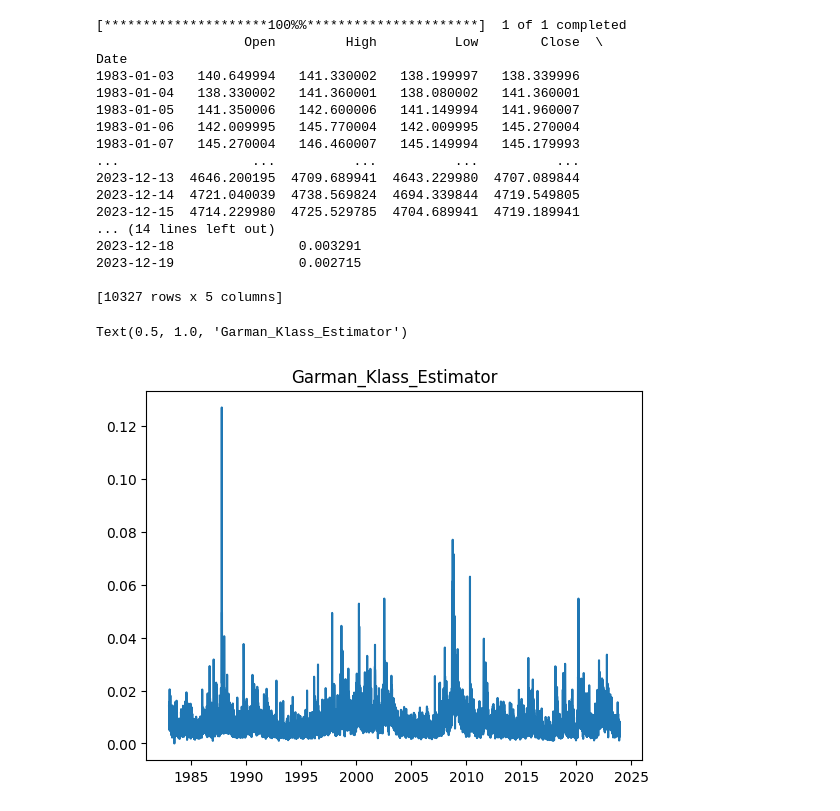
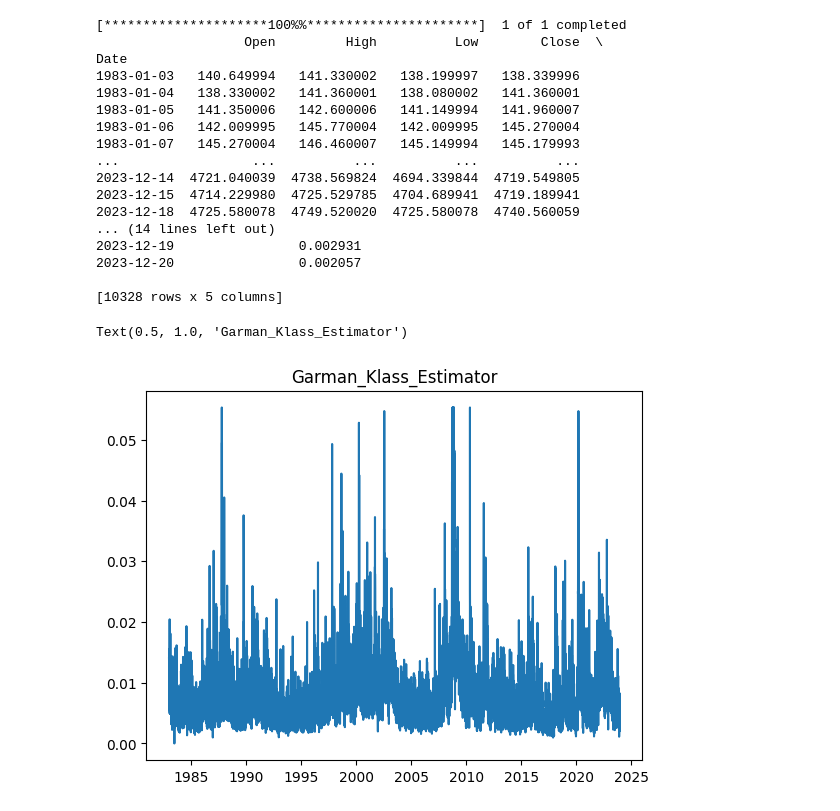
Before and after one commit to chrisphailey/vol_forecast, a Jupyter notebook: hull_mini_project_12_19.ipynb, the cells around one changed output. Saved outputs shown, nothing was run; the diff lists cells and outputs as text; code cells hidden in the pictures.

```diff
--- a/hull_mini_project_12_19.ipynb
+++ b/hull_mini_project_12_19.ipynb
@@ -82,38 +69,46 @@ for i in range(len(sp500)):
     low = sp500['Low'].iloc[i]
     open_price = sp500['Open'].iloc[i]
     close = sp500['Close'].iloc[i]
 
     # Calculate the Garman-Klass estimator for the current day
     gk_est = calculate_gk_estimator(high, low, open_price, close)
     gk_estimators.append(gk_est)
 
 # Add the daily estimators to the DataFrame
 sp500['Garman_Klass_Estimator'] = gk_estimators
 
+#Cap Extreme Vols
+percentile_999 = sp500['Garman_Klass_Estimator'].quantile(0.999)
+# Replace values above the 99.9th percentile with the percentile value in the DataFrame
+sp500.loc[sp500['Garman_Klass_Estimator'] > percentile_999, 'Garman_Klass_Estimator'] = percentile_999
+
+#99.9 % values of Garman Klass Estimators
+percentile_999
+
 # Displaying the DataFrame with the Garman-Klass estimator for each day
 print(sp500[['Open', 'High', 'Low', 'Close', 'Garman_Klass_Estimator']])
 plt.plot(sp500['Garman_Klass_Estimator'])
 plt.title('Garman_Klass_Estimator')
 # %% [output]
 [*********************100%%**********************]  1 of 1 completed
                    Open         High          Low        Close  \
 Date
 1983-01-03   140.649994   141.330002   138.199997   138.339996
 1983-01-04   138.330002   141.360001   138.080002   141.360001
 1983-01-05   141.350006   142.600006   141.149994   141.960007
 1983-01-06   142.009995   145.770004   142.009995   145.270004
 1983-01-07   145.270004   146.460007   145.149994   145.179993
 ...                 ...          ...          ...          ...
-2023-12-13  4646.200195  4709.689941  4643.229980  4707.089844
 2023-12-14  4721.040039  4738.569824  4694.339844  4719.549805
 2023-12-15  4714.229980  4725.529785  4704.689941  4719.189941
+2023-12-18  4725.580078  4749.520020  4725.580078  4740.560059
 ... (14 lines left out)
-2023-12-18                0.003291
-2023-12-19                0.002715
+2023-12-19                0.002931
+2023-12-20                0.002057
 
-[10327 rows x 5 columns]
+[10328 rows x 5 columns]
 Text(0.5, 1.0, 'Garman_Klass_Estimator')
-[figure, old version]
+[figure, new version]
 # %%
 #ADD TRADING_DAY COLUMN
 # Add a column labeling each trading day from 1 to 252
```
Also changed, not shown: parts of 15 cells of this notebook, 2 other files.
